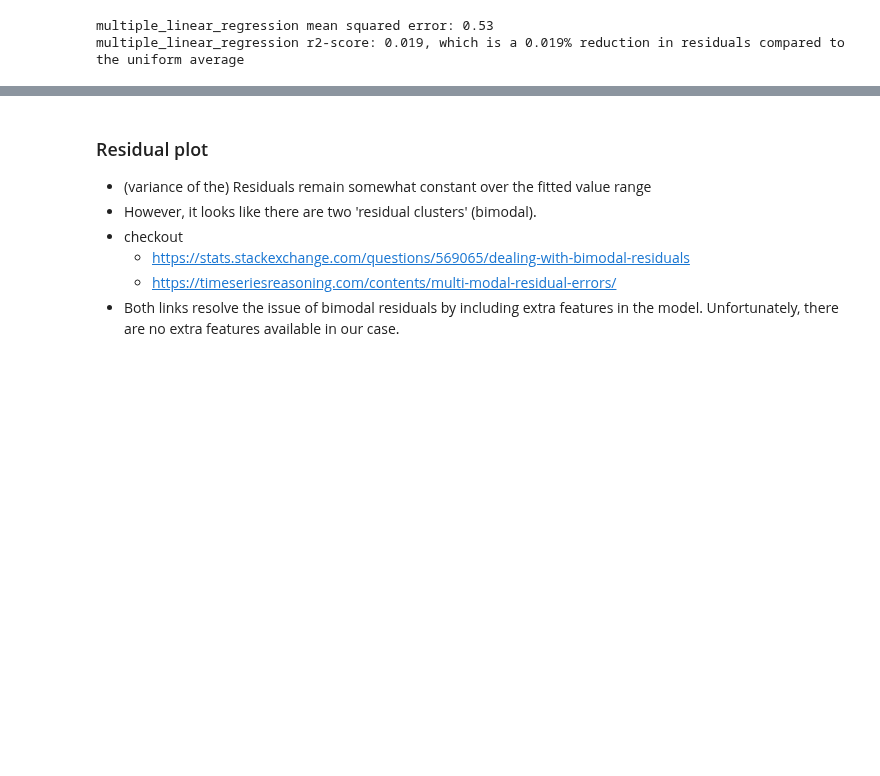
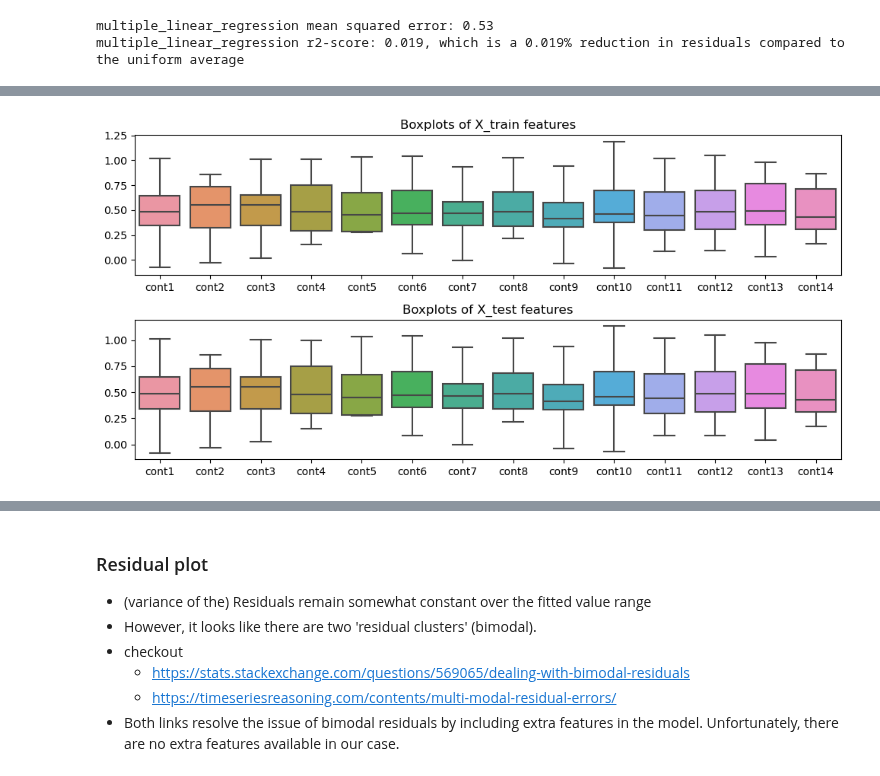
Before and after one commit to luukvanroessel/ML, a Jupyter notebook: practice/playground_series/jan_2021/analysis.ipynb, the cells around one changed output, grey strips where cells are left out. Saved outputs shown, nothing was run; the diff lists cells and outputs as text; code cells hidden in the pictures; blank space fills up the shorter version.

```diff
--- a/practice/playground_series/jan_2021/analysis.ipynb
+++ b/practice/playground_series/jan_2021/analysis.ipynb
@@ -114,0 +138,9 @@ multiple_linear_regression r2-score: 0.019, which is a 0.019% reduction in resid
+# %%
+fig, ax = plt.subplots(2, 1, figsize = (10, 5))
+sns.boxplot(data=X_train, ax = ax[0])
+sns.boxplot(data=X_test, ax = ax[1])
+ax[0].set_title('Boxplots of X_train features')
+ax[1].set_title('Boxplots of X_test features')
+plt.tight_layout()
+# %% [output]
+[figure, added]
```
Also changed, not shown: parts of 7 cells of this notebook.
